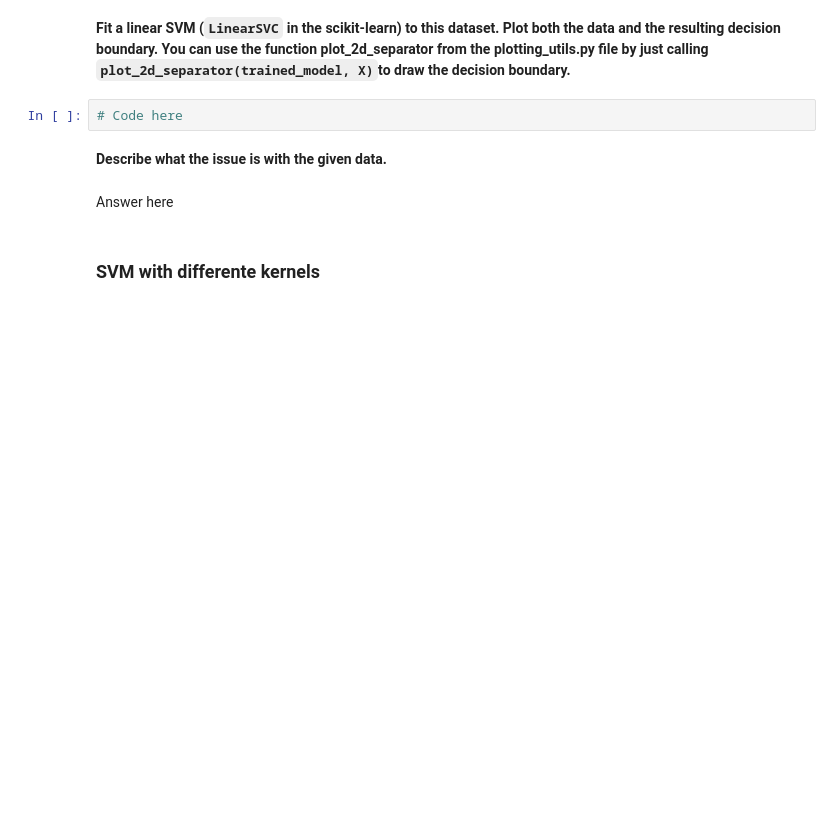
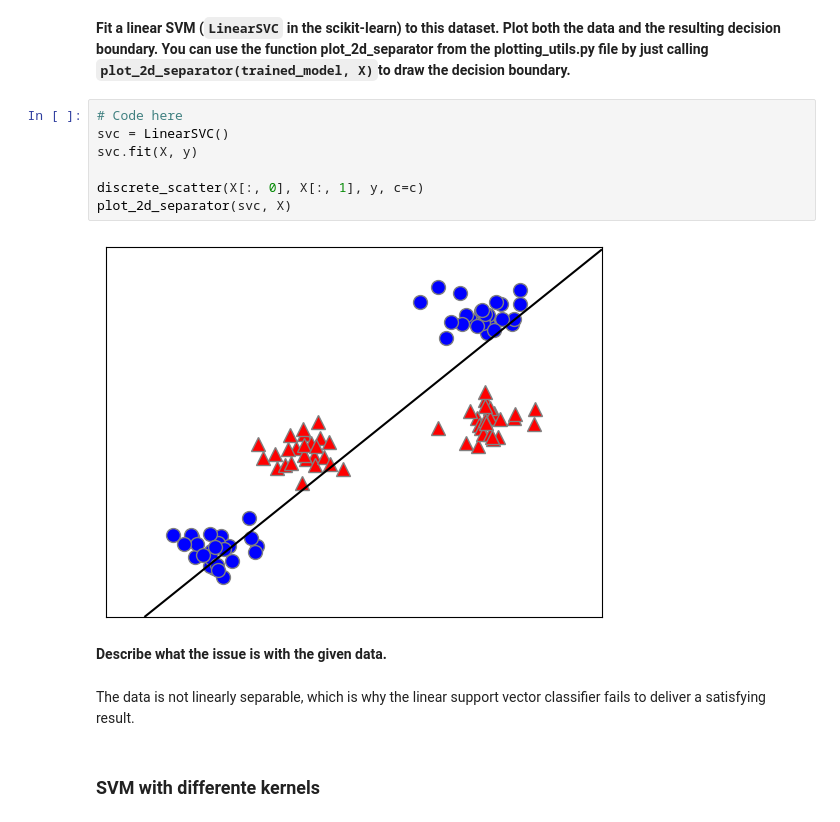
Before and after one commit to kssrr/DataMiningAssignments, a Jupyter notebook: Exercise06/Assignment_06.ipynb, the cells around one changed output. Saved outputs shown, nothing was run; the diff lists cells and outputs as text; blank space fills up the shorter version.

```diff
--- a/Exercise06/Assignment_06.ipynb
+++ b/Exercise06/Assignment_06.ipynb
@@ -42,11 +45,18 @@ plt.ylabel("Feature 1")
 # %% [markdown]
 **Fit a linear SVM (`LinearSVC` in the scikit-learn) to this dataset. Plot both the data and the resulting decision boundary. You can use the function plot_2d_separator from the plotting_utils.py file by just calling `plot_2d_separator(trained_model, X)`to draw the decision boundary.**
-# %%
-# Code here
+# %%
+# Code here
+svc = LinearSVC()
+svc.fit(X, y)
+
+discrete_scatter(X[:, 0], X[:, 1], y, c=c)
+plot_2d_separator(svc, X)
+# %% [output]
+[figure, added]
 # %% [markdown]
 **Describe what the issue is with the given data.**
-# %% [markdown]
-Answer here
+# %% [markdown]
+The data is not linearly separable, which is why the linear support vector classifier fails to deliver a satisfying result.
 # %% [markdown]
 ### SVM with differente kernels
 # %% [markdown]
```
Also changed, not shown: parts of 13 cells of this notebook, 1 other file.
